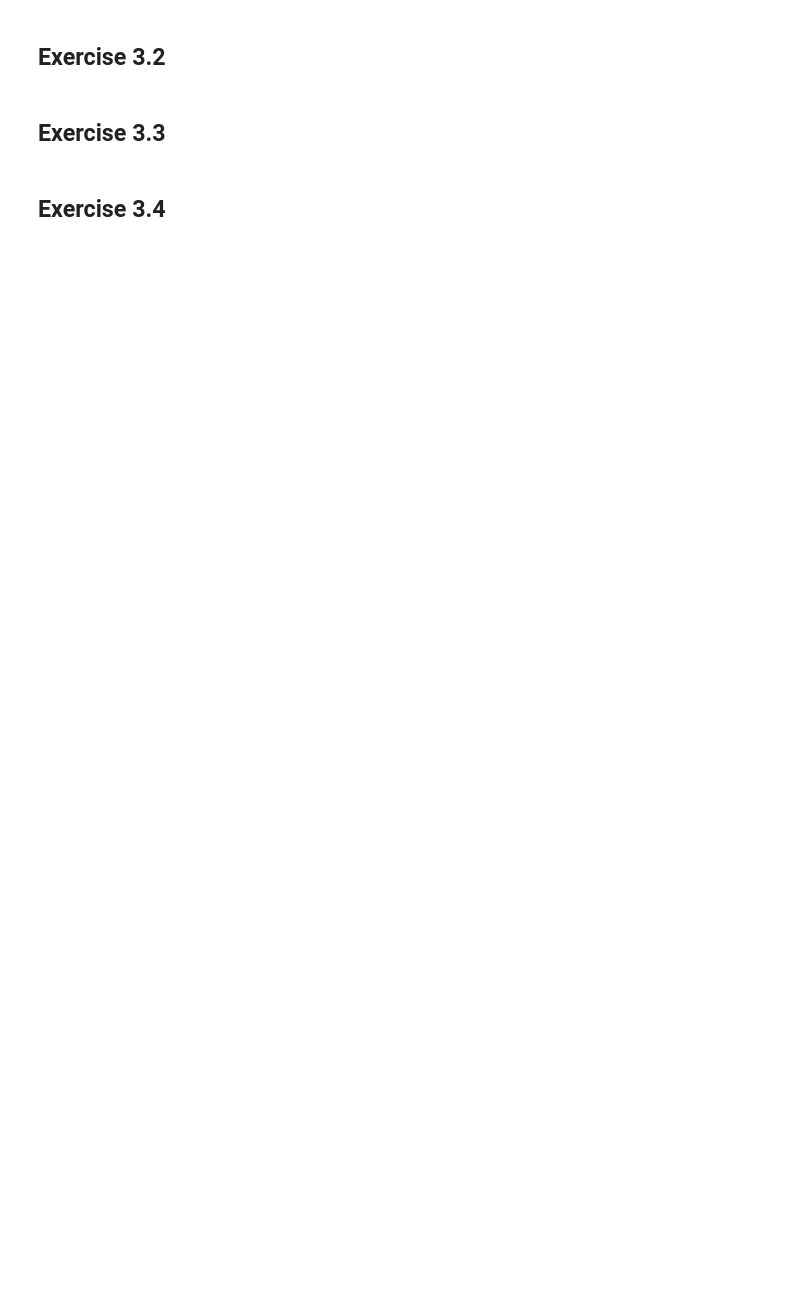
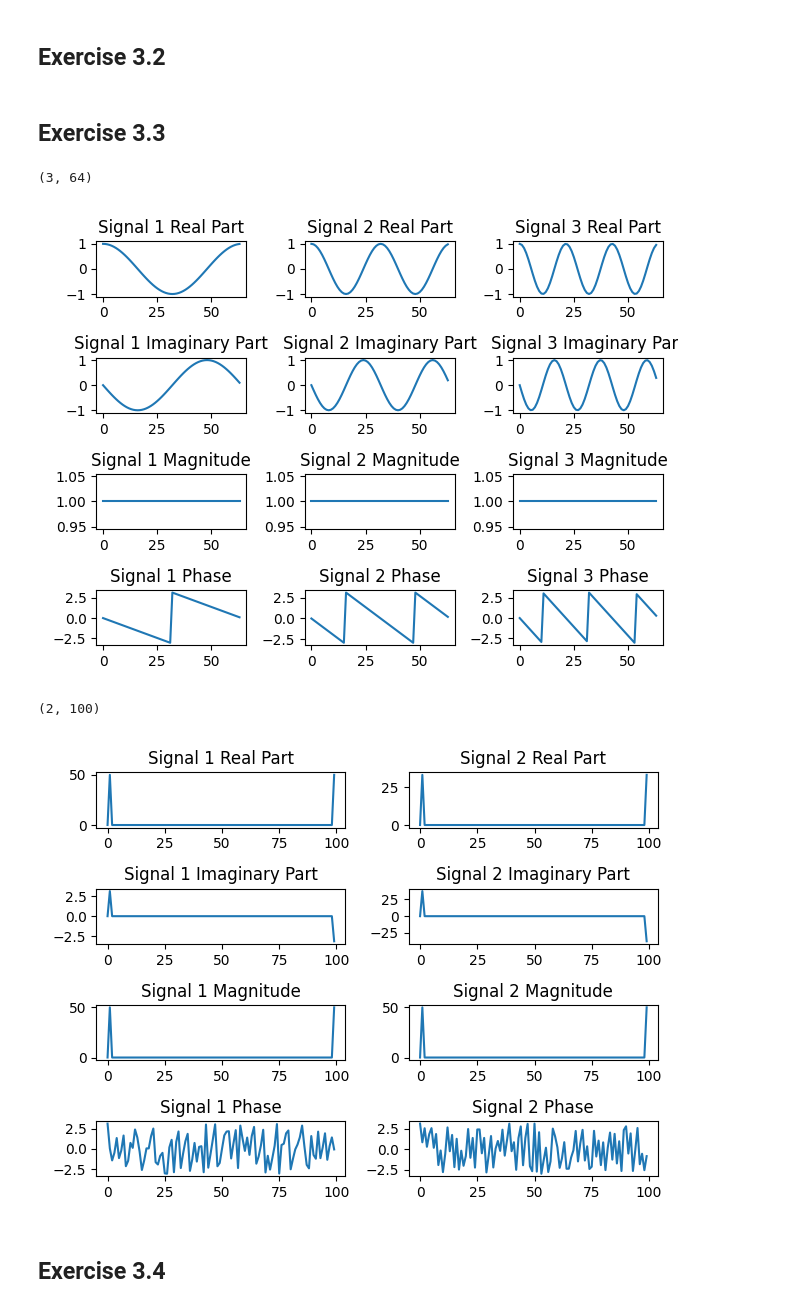
Before and after one commit to kasperikaivola/python-audio-processing, a Jupyter notebook: prerequisites/03_signalanalysis/3_exercise.ipynb, the cells around one changed output. Cells and saved outputs as stored; diff of their text form; code cells hidden in the pictures; blank space fills up the shorter version.

```diff
--- a/prerequisites/03_signalanalysis/3_exercise.ipynb
+++ b/prerequisites/03_signalanalysis/3_exercise.ipynb
@@ -106,2 +103,75 @@ def show_parts(x, name):
+# %%
+def show_parts(x, name):
+    pass
+
+def show_fft(x):
+    # Compute Fourier Transforms
+    X = np.fft.fft(x)
+    #print(np.shape(X))
+
+    # Plot results
+    fig, axs = plt.subplots(4, np.shape(X)[0])
+    titles = ['Real Part', 'Imaginary Part', 'Magnitude', 'Phase']
+    for i in range(np.shape(X)[0]):
+        axs[0][i].plot(np.real(X[i]))
+        axs[0][i].set_title(f'Signal {i+1} Real Part')
+
+        axs[1][i].plot(np.imag(X[i]))
+        axs[1][i].set_title(f'Signal {i+1} Imaginary Part')
+
+        axs[2][i].plot(np.abs(X[i]))
+        axs[2][i].set_title(f'Signal {i+1} Magnitude')
+
+        axs[3][i].plot(np.angle(X[i]))
+        axs[3][i].set_title(f'Signal {i+1} Phase')
+
+    plt.tight_layout()
+    plt.show()
+
+def create_vectors(N, n):
+    # Calculate Omega_0 and Omega_1 for each n value based on the given formulas
+    Omega_0 = 2 * np.pi * n / N
+    Omega_1 = Omega_0 + (np.pi/4)  # Adding an arbitrary value to make it not an integer multiple of 2*pi/N
+
+    # Calculate x(k) for each Omega value
+    xk_0 = np.cos(Omega_0)
+    xk_1 = np.cos(Omega_1)
+
+    return xk_0, xk_1
+
+N = 64
+x = np.zeros((3, N))
+
+# Generate signals
+for i in range(3):
+    x[i][i+1] = 1
+
+show_fft(x)
+
+# Set an arbitrary N
+N2 = 100
+
+# Set n values for the two cases
+n = np.arange(1, N2+1)  # n values range from 1 to N
+
+xk_0, xk_1 = create_vectors(N2, n)
+
+#print("x(k) with Omega_0:", xk_0)
+#print("x(k) with Omega_1:", xk_1)
+
+x = np.zeros((2, N2))
+
+# Generate signals
+x[0][:] = xk_0
+x[1][:] = xk_1
+
+show_fft(x)
+
+#explanation of the figures missing
+# %% [output]
+(3, 64)
+[figure, added]
+(2, 100)
+[figure, added]
 # %% [markdown]
 ## Exercise 3.4
```
Also changed, not shown: parts of 5 cells of this notebook.
